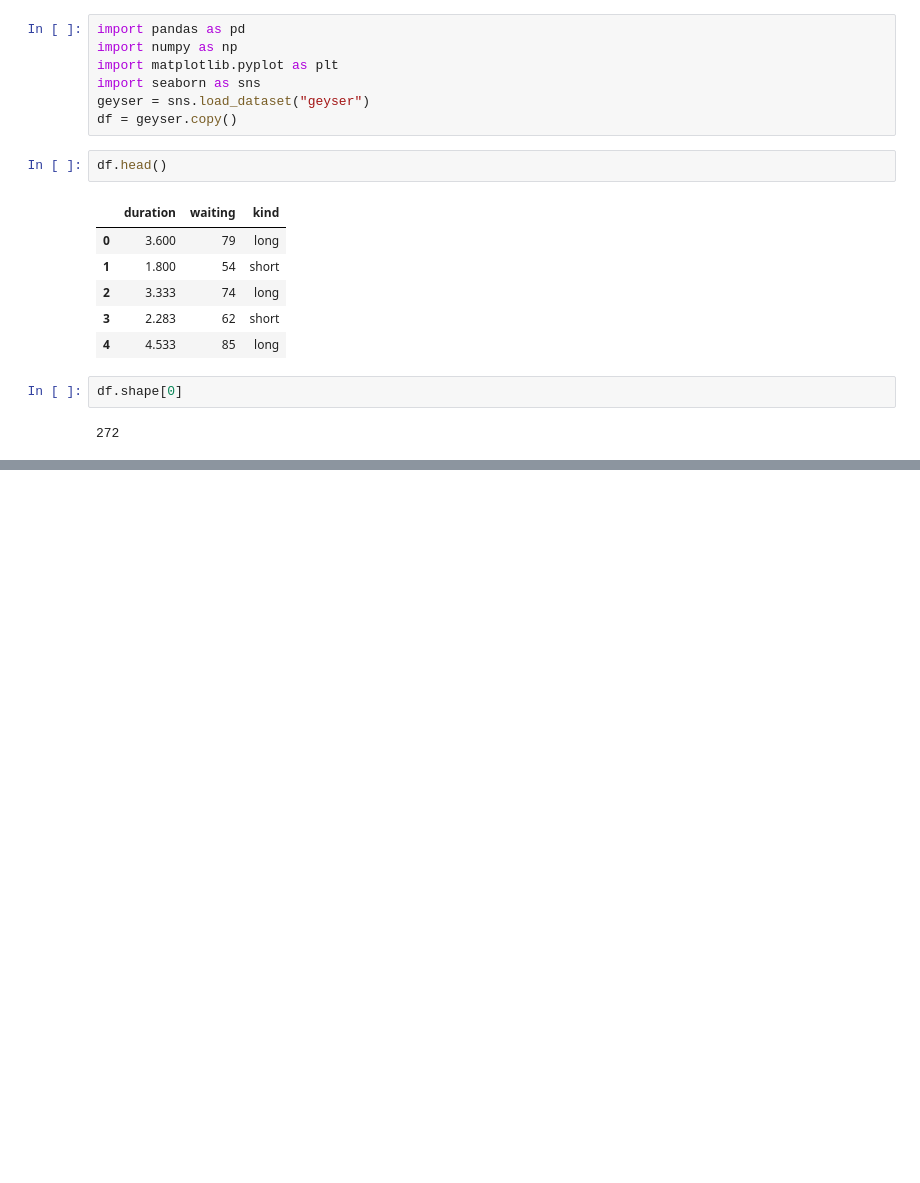
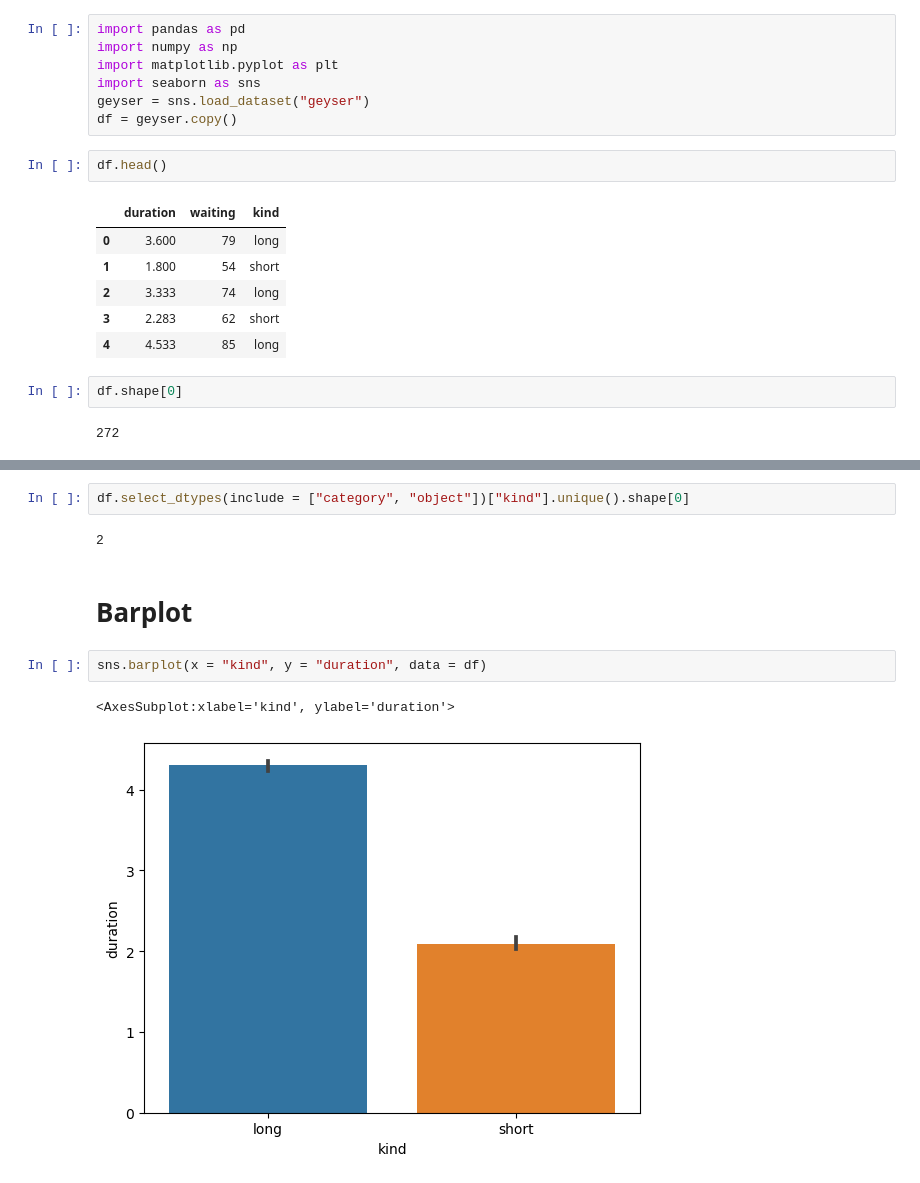
Before and after one commit to osmanpampal28/seaborn_library, a Jupyter notebook: geyser.ipynb, the cells around one changed output, grey strips where cells are left out. Saved outputs shown, nothing was run; the diff lists cells and outputs as text; blank space fills up the shorter version.

```diff
--- a/geyser.ipynb
+++ b/geyser.ipynb
@@ -20,0 +117,11 @@ df.shape[0]
+# %%
+df.select_dtypes(include = ["category", "object"])["kind"].unique().shape[0]
+# %% [output]
+2
+# %% [markdown]
+# Barplot
+# %%
+sns.barplot(x = "kind", y = "duration", data = df)
+# %% [output]
+<AxesSubplot:xlabel='kind', ylabel='duration'>
+[figure, added]
```
Also changed, not shown: parts of 26 cells of this notebook.
